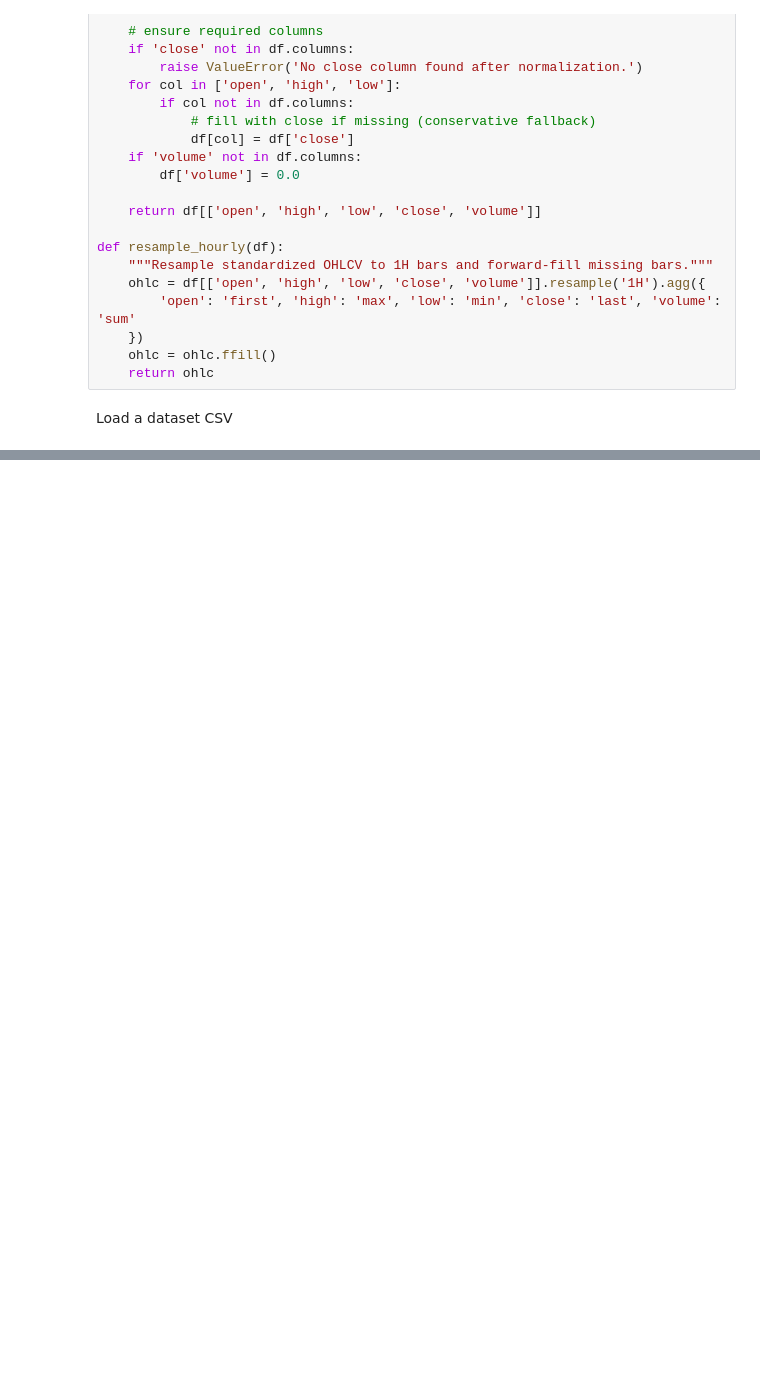
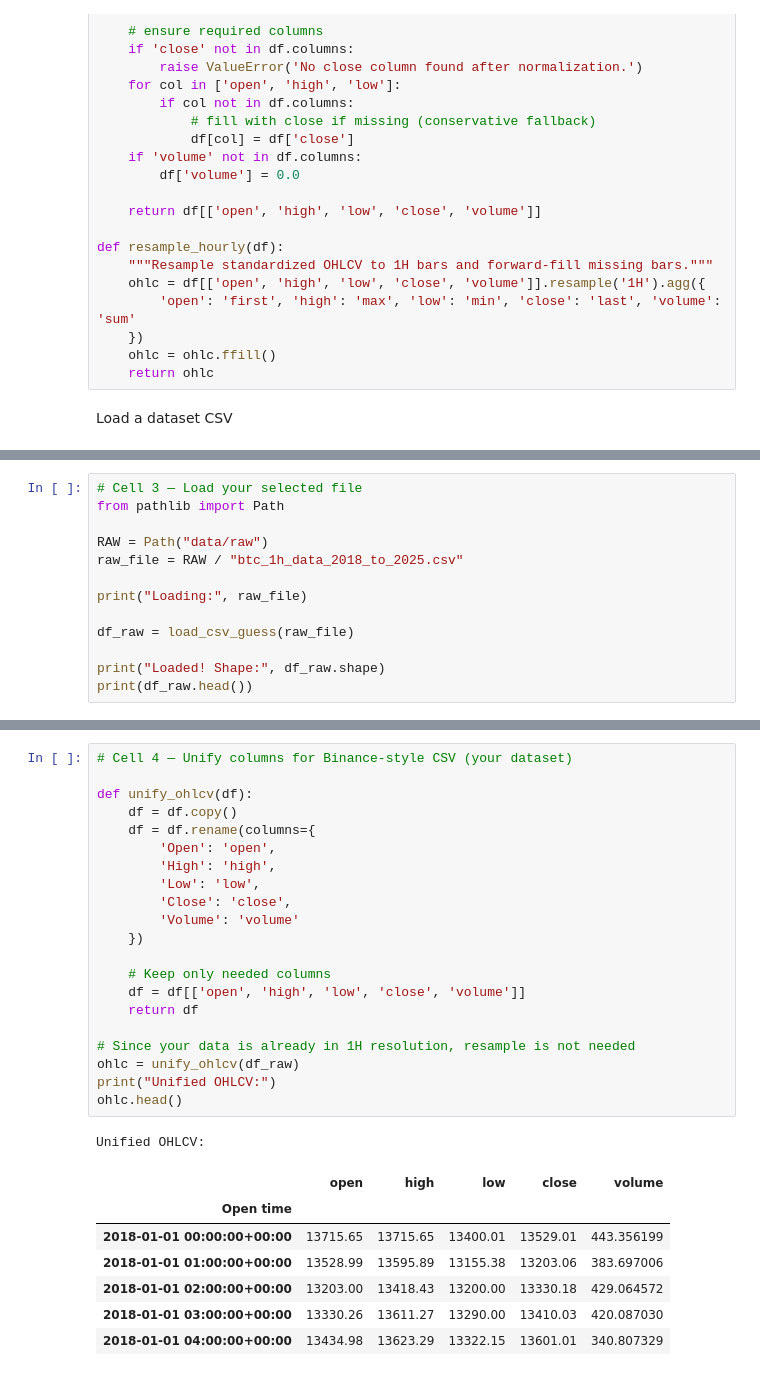
Before and after one commit to phatnomenal/CryptoAnalyzation, a Jupyter notebook: models/Data_PreProcessing.ipynb, the cells around one changed output, grey strips where cells are left out. Saved outputs shown, nothing was run; the diff lists cells and outputs as text; blank space fills up the shorter version.

```diff
--- a/models/Data_PreProcessing.ipynb
+++ b/models/Data_PreProcessing.ipynb
@@ -82,0 +76,13 @@ FileNotFoundError: [Errno 2] No such file or directory: 'BTC_datasets/btc_1d_dat
+# %%
+# Cell 3 — Load your selected file
+from pathlib import Path
+
+RAW = Path("data/raw")
+raw_file = RAW / "btc_1h_data_2018_to_2025.csv"
+
+print("Loading:", raw_file)
+
+df_raw = load_csv_guess(raw_file)
+
+print("Loaded! Shape:", df_raw.shape)
+print(df_raw.head())
@@ -82,0 +146,30 @@ FileNotFoundError: [Errno 2] No such file or directory: 'BTC_datasets/btc_1d_dat
+# %%
+# Cell 4 — Unify columns for Binance-style CSV (your dataset)
+
+def unify_ohlcv(df):
+    df = df.copy()
+    df = df.rename(columns={
+        'Open': 'open',
+        'High': 'high',
+        'Low': 'low',
+        'Close': 'close',
+        'Volume': 'volume'
+    })
+
+    # Keep only needed columns
+    df = df[['open', 'high', 'low', 'close', 'volume']]
+    return df
+
+# Since your data is already in 1H resolution, resample is not needed
+ohlc = unify_ohlcv(df_raw)
+print("Unified OHLCV:")
+ohlc.head()
+# %% [output]
+Unified OHLCV:
+|  | open | high | low | close | volume |
+| Open time |  |  |  |  |  |
+| 2018-01-01 00:00:00+00:00 | 13715.65 | 13715.65 | 13400.01 | 13529.01 | 443.356199 |
+| 2018-01-01 01:00:00+00:00 | 13528.99 | 13595.89 | 13155.38 | 13203.06 | 383.697006 |
+| 2018-01-01 02:00:00+00:00 | 13203.00 | 13418.43 | 13200.00 | 13330.18 | 429.064572 |
+| 2018-01-01 03:00:00+00:00 | 13330.26 | 13611.27 | 13290.00 | 13410.03 | 420.087030 |
+| 2018-01-01 04:00:00+00:00 | 13434.98 | 13623.29 | 13322.15 | 13601.01 | 340.807329 |
```
Also changed, not shown: parts of 8 cells of this notebook, 1 other file.
